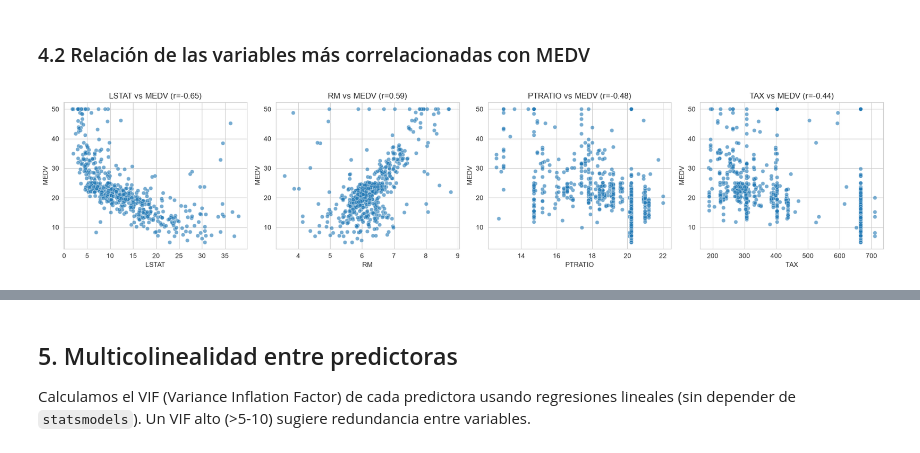
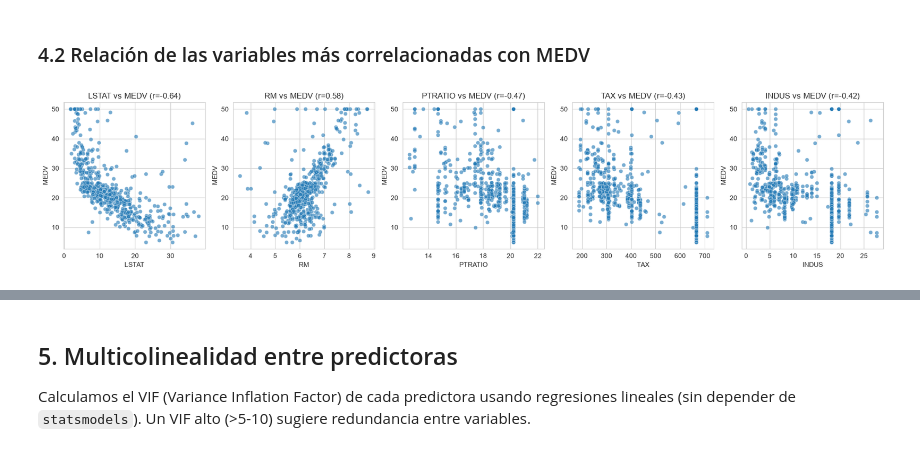
Before and after one commit to alejacos/TP_AA1_Acosta_Hauret_Rinaldi_Torres, a Jupyter notebook: TP_1/scr/EDA_AA_1_TP_1_mas_simple.ipynb, the cells around one changed output, grey strips where cells are left out. Saved outputs shown, nothing was run; the diff lists cells and outputs as text; code cells hidden in the pictures.

```diff
--- a/TP_1/scr/EDA_AA_1_TP_1_mas_simple.ipynb
+++ b/TP_1/scr/EDA_AA_1_TP_1_mas_simple.ipynb
@@ -214,11 +300,11 @@ Curtosis de MEDV: 1.1743
 # %% [markdown]
 ### 3.2 Distribución de las predictoras
 # %%
-cols = [c for c in df.columns if c != "MEDV"]
+cols = [c for c in df_knn_imputado.columns if c != "MEDV"]
 fig, axes = plt.subplots(4, 4, figsize=(16, 12))
 axes = axes.flatten()
 for i, col in enumerate(cols):
-    sns.histplot(df[col].dropna(), kde=True, ax=axes[i])
+    sns.histplot(df_knn_imputado[col].dropna(), kde=True, ax=axes[i])
     axes[i].set_title(col)
 for j in range(len(cols), len(axes)):
     fig.delaxes(axes[j])
@@ -260,11 +314,0 @@ Variables candidatas a log-transform: ['CRIM', 'CHAS', 'ZN', 'DIS', 'RAD', 'LSTA
-# %%
-sesgo_before = df[log_candidates].skew()
-df_log = df.copy()
-for col in log_candidates:
-    df_log[f"{col}_log"] = np.log1p(df_log[col])
-sesgo_after = df_log[[f"{c}_log" for c in log_candidates]].skew()
-sesgo_after.index = log_candidates
-
-comparison = pd.DataFrame({"sesgo antes": sesgo_before, "sesgo después": sesgo_after})
-comparison["mejora"] = comparison["sesgo antes"].abs() - comparison["sesgo después"].abs()
-comparison.sort_values("mejora", ascending=False)
@@ -281,11 +314,0 @@ comparison.sort_values("mejora", ascending=False)
-# %%
-fig, axes = plt.subplots(len(log_candidates), 2, figsize=(10, 4 * len(log_candidates)))
-if len(log_candidates) == 1:
-    axes = axes.reshape(1, 2)
-for i, col in enumerate(log_candidates):
-    sns.histplot(df[col].dropna(), kde=True, ax=axes[i, 0], color="steelblue")
-    axes[i, 0].set_title(f"{col} - original (sesgo={sesgo_before[col]:.2f})")
-    sns.histplot(df_log[f"{col}_log"].dropna(), kde=True, ax=axes[i, 1], color="seagreen")
-    axes[i, 1].set_title(f"{col} - log1p (sesgo={sesgo_after[col]:.2f})")
-plt.tight_layout()
-plt.show()
@@ -298,8 +317,8 @@ Las variables cuya asimetría se redujo notablemente con `log1p` quedan como bue
 
 ### 4.1 Matriz de correlación
 # %%
-corr = df.corr(numeric_only=True)
-fig, ax = plt.subplots(figsize=(11, 9))
+corr = df_knn_imputado.corr(numeric_only=True)
+fig, ax = plt.subplots(figsize=(9, 8))
 sns.heatmap(corr, annot=True, fmt=".2f", cmap="coolwarm", center=0, ax=ax)
 ax.set_title("Matriz de correlación")
 plt.show()
@@ -328,12 +346,12 @@ Name: MEDV, dtype: float64
 # %% [markdown]
 ### 4.2 Relación de las variables más correlacionadas con MEDV
 # %%
-top_vars = corr_medv.abs().sort_values(ascending=False).head(4).index.tolist()
+top_vars = corr_medv.abs().sort_values(ascending=False).head(5).index.tolist()
 fig, axes = plt.subplots(1, len(top_vars), figsize=(18, 4))
 for ax, col in zip(axes, top_vars):
-    sns.scatterplot(x=df[col], y=df["MEDV"], ax=ax, alpha=0.6)
+    sns.scatterplot(x=df_knn_imputado[col], y=df_knn_imputado["MEDV"], ax=ax, alpha=0.6)
     ax.set_title(f"{col} vs MEDV (r={corr_medv[col]:.2f})")
 plt.tight_layout()
 plt.show()
 # %% [output]
-[figure, old version]
+[figure, new version]
```
Also changed, not shown: parts of 26 cells of this notebook, 1 other file.
